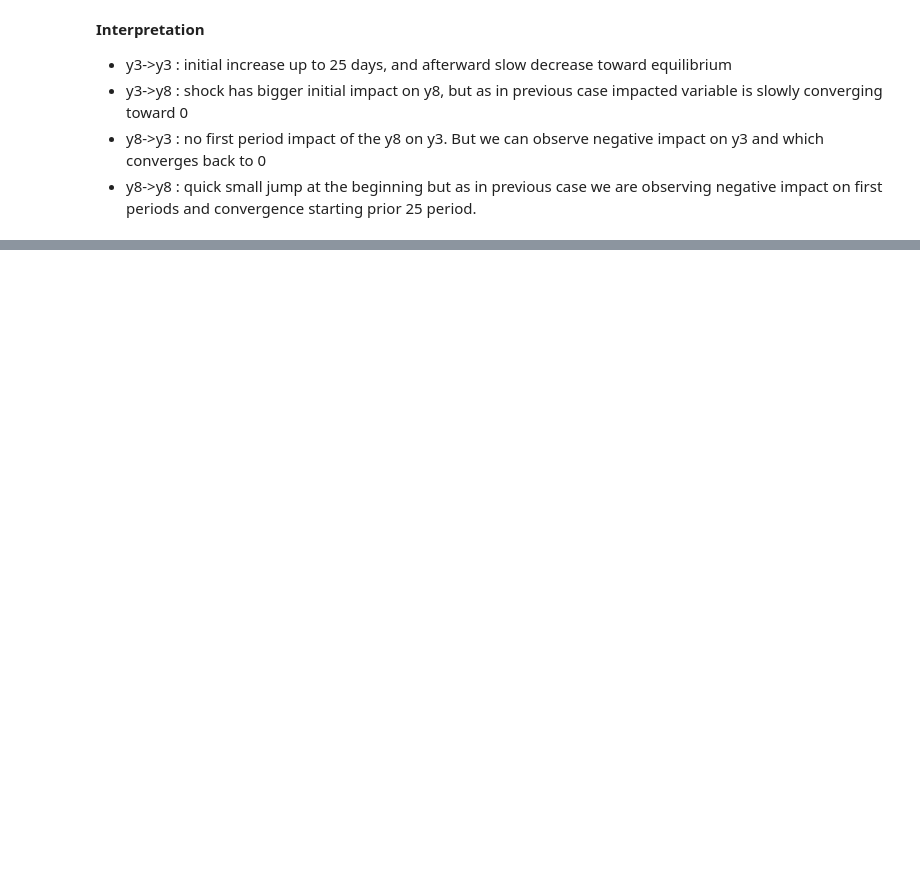
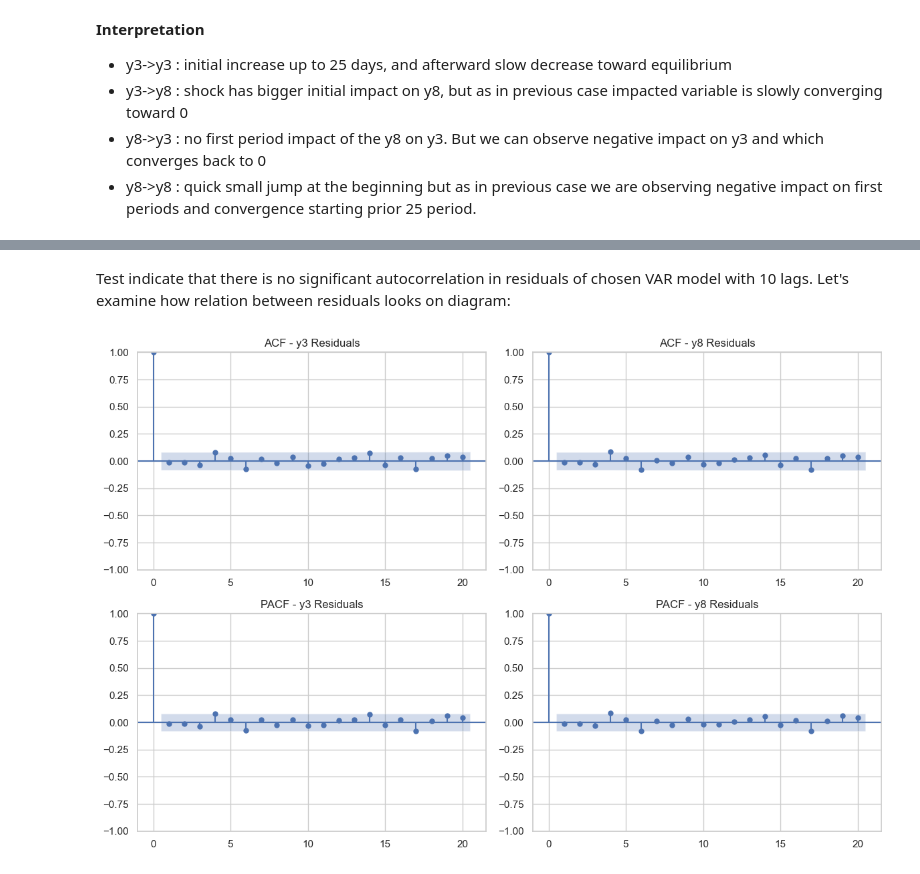
Before and after one commit to pjagiello01/Time-Series-Analysis, a Jupyter notebook: VECM.ipynb, the cells around one changed output, grey strips where cells are left out. Cells and saved outputs as stored; diff of their text form; code cells hidden in the pictures; blank space fills up the shorter version.

```diff
--- a/VECM.ipynb
+++ b/VECM.ipynb
@@ -186,0 +366,24 @@ irf.plot(orth=True);
+# %%
+residuals = var_results.resid
+
+residuals = pd.DataFrame(residuals, columns=['y3', 'y8'])
+
+# Test for serial correlation (Ljung-Box test on residuals)
+# Apply to each residual series separately
+print("\nLjung-Box Test for Serial Correlation in Residuals (lag=10):")
+ljung_box_y3 = acorr_ljungbox(residuals['y3'], lags=[10], return_df=True)
+ljung_box_y8 = acorr_ljungbox(residuals['y8'], lags=[10], return_df=True)
+print("y3 Residuals:\n", ljung_box_y3)
+print("\ny8 Residuals:\n", ljung_box_y8)
+
+# Check p-values
+alpha_serial = 0.05
+print(f"\nConclusion at alpha={alpha_serial}:")
+if ljung_box_y3['lb_pvalue'].iloc[0] < alpha_serial:
+    print(" - Reject H0 (no serial correlation) for y3 residuals.")
+else:
+    print(" - Cannot reject H0 (no serial correlation) for y3 residuals.")
+if ljung_box_y8['lb_pvalue'].iloc[0] < alpha_serial:
+    print(" - Reject H0 (no serial correlation) for y8 residuals.")
+else:
+    print(" - Cannot reject H0 (no serial correlation) for y8 residuals.")
@@ -186,0 +403,15 @@ irf.plot(orth=True);
+# %% [markdown]
+Test indicate that there is no significant autocorrelation in residuals of chosen VAR model with 10 lags.
+Let's examine how relation between residuals looks on diagram:
+# %%
+# Plot ACF and PACF of residuals
+fig, axes = plt.subplots(2, 2, figsize=(12, 8))
+plot_acf(residuals['y3'], ax=axes[0, 0], title='ACF - y3 Residuals', lags=20)
+plot_pacf(residuals['y3'], ax=axes[1, 0], title='PACF - y3 Residuals', lags=20,
+          method='ywm')  # 'ols' method might fail if near non-stationarity
+plot_acf(residuals['y8'], ax=axes[0, 1], title='ACF - y8 Residuals', lags=20)
+plot_pacf(residuals['y8'], ax=axes[1, 1], title='PACF - y8 Residuals', lags=20, method='ywm')
+plt.tight_layout()
+plt.show()
+# %% [output]
+[figure, added]
```
Also changed, not shown: parts of 42 cells of this notebook, 1 other file.
